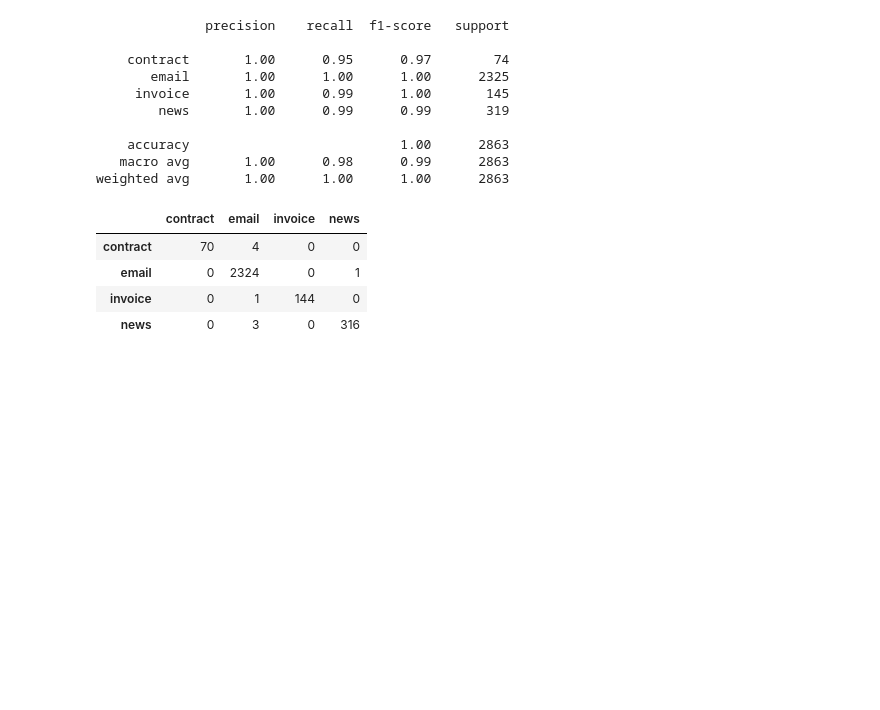
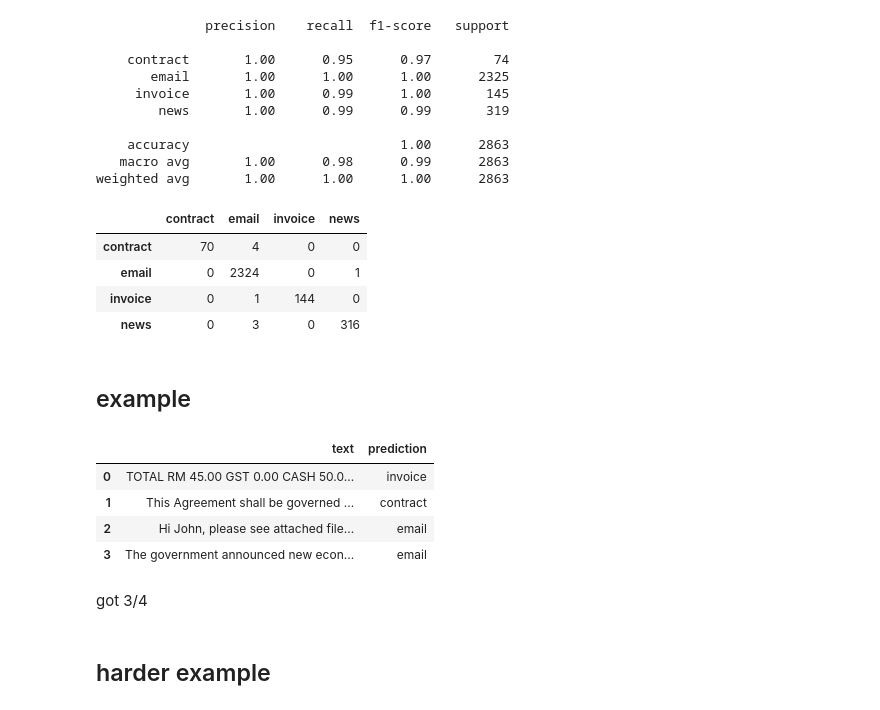
Before and after one commit to adriFCM/Document-Classification-and-Information-Extraction-, a Jupyter notebook: notebooks/04_classification.ipynb, the cells around one changed output. Saved outputs shown, nothing was run; the diff lists cells and outputs as text; code cells hidden in the pictures; blank space fills up the shorter version.

Commit message:
added some examples, not good results

```diff
--- a/notebooks/04_classification.ipynb
+++ b/notebooks/04_classification.ipynb
@@ -402,3 +402,37 @@ test_cm_lr
 | email | 0 | 2324 | 0 | 1 |
 | invoice | 0 | 1 | 144 | 0 |
 | news | 0 | 3 | 0 | 316 |
+# %% [markdown]
+## example
+# %%
+unseen_texts = [
+    "TOTAL RM 45.00 GST 0.00 CASH 50.00 CHANGE 5.00 THANK YOU",
+    "This Agreement shall be governed by the laws of California and both parties agree...",
+    "Hi John, please see attached file and let me know your thoughts. Thanks.",
+    "The government announced new economic policies affecting global markets today."
+]
+
+unseen_df = pd.DataFrame({
+    "text": unseen_texts
+})
+# %%
+unseen_df["text"] = unseen_df["text"].fillna("").astype(str)
+unseen_df["text"] = unseen_df["text"].str.replace(r"\s+", " ", regex=True).str.strip()
+# %%
+X_unseen_tfidf = tfidf.transform(unseen_df["text"])
+# %%
+unseen_preds = svm_model.predict(X_unseen_tfidf)
+# %%
+results = unseen_df.copy()
+results["prediction"] = unseen_preds
+results
+# %% [output]
+|  | text | prediction |
+| 0 | TOTAL RM 45.00 GST 0.00 CASH 50.0... | invoice |
+| 1 | This Agreement shall be governed ... | contract |
+| 2 | Hi John, please see attached file... | email |
+| 3 | The government announced new econ... | email |
+# %% [markdown]
+got 3/4
+# %% [markdown]
+## harder example
```
Also changed, not shown: parts of 4 cells of this notebook.
